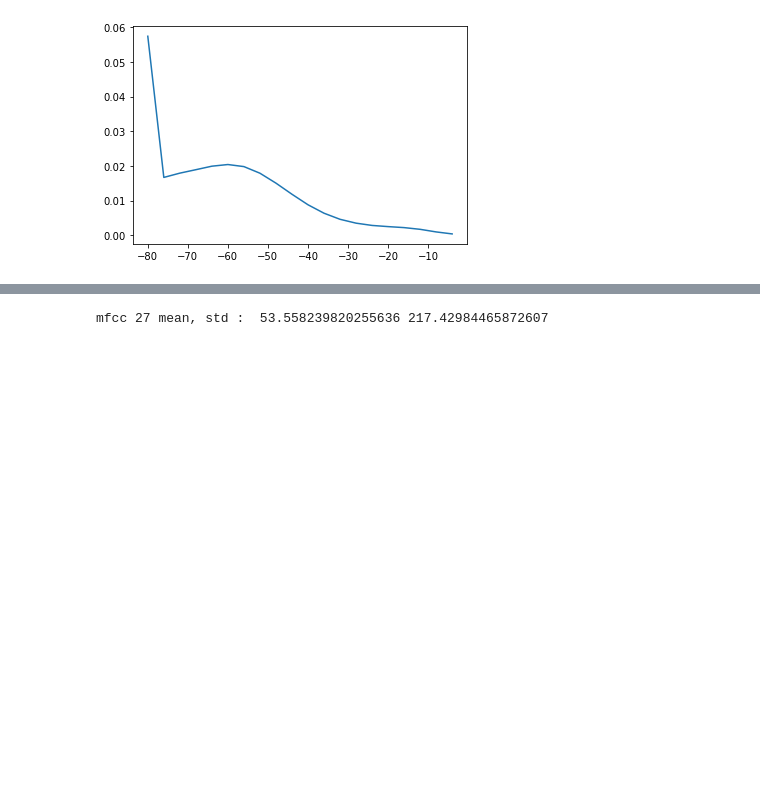
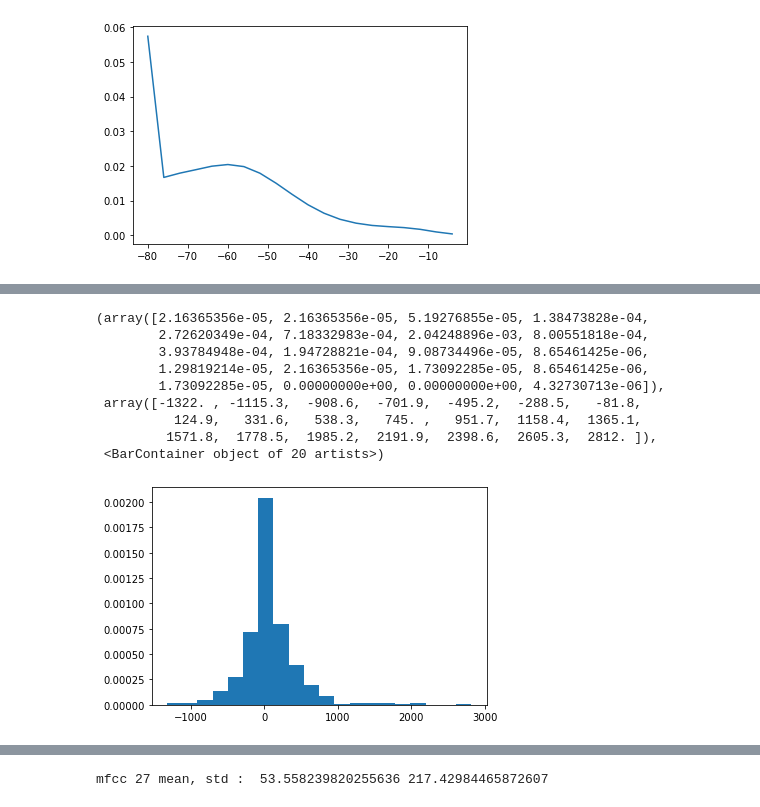
Before and after one commit to bub3690/voice_pathology_ai, a Jupyter notebook: distribution.ipynb, the cells around one changed output, grey strips where cells are left out. Saved outputs shown, nothing was run; the diff lists cells and outputs as text; code cells hidden in the pictures; blank space fills up the shorter version.

```diff
--- a/distribution.ipynb
+++ b/distribution.ipynb
@@ -278,0 +377,13 @@ plt.plot(np.arange(-80, 0,4),np.array(spectro_bins).mean(axis=0))
+# %%
+plt.hist(np.round( mfccs[50] ).reshape(-1),density=True,histtype='bar',bins=20)
+# %% [output]
+(array([2.16365356e-05, 2.16365356e-05, 5.19276855e-05, 1.38473828e-04,
+        2.72620349e-04, 7.18332983e-04, 2.04248896e-03, 8.00551818e-04,
+        3.93784948e-04, 1.94728821e-04, 9.08734496e-05, 8.65461425e-06,
+        1.29819214e-05, 2.16365356e-05, 1.73092285e-05, 8.65461425e-06,
+        1.73092285e-05, 0.00000000e+00, 0.00000000e+00, 4.32730713e-06]),
+ array([-1322. , -1115.3,  -908.6,  -701.9,  -495.2,  -288.5,   -81.8,
+          124.9,   331.6,   538.3,   745. ,   951.7,  1158.4,  1365.1,
+         1571.8,  1778.5,  1985.2,  2191.9,  2398.6,  2605.3,  2812. ]),
+ <BarContainer object of 20 artists>)
+[figure, added]
```
Also changed, not shown: parts of 26 cells of this notebook, 1 other file.
